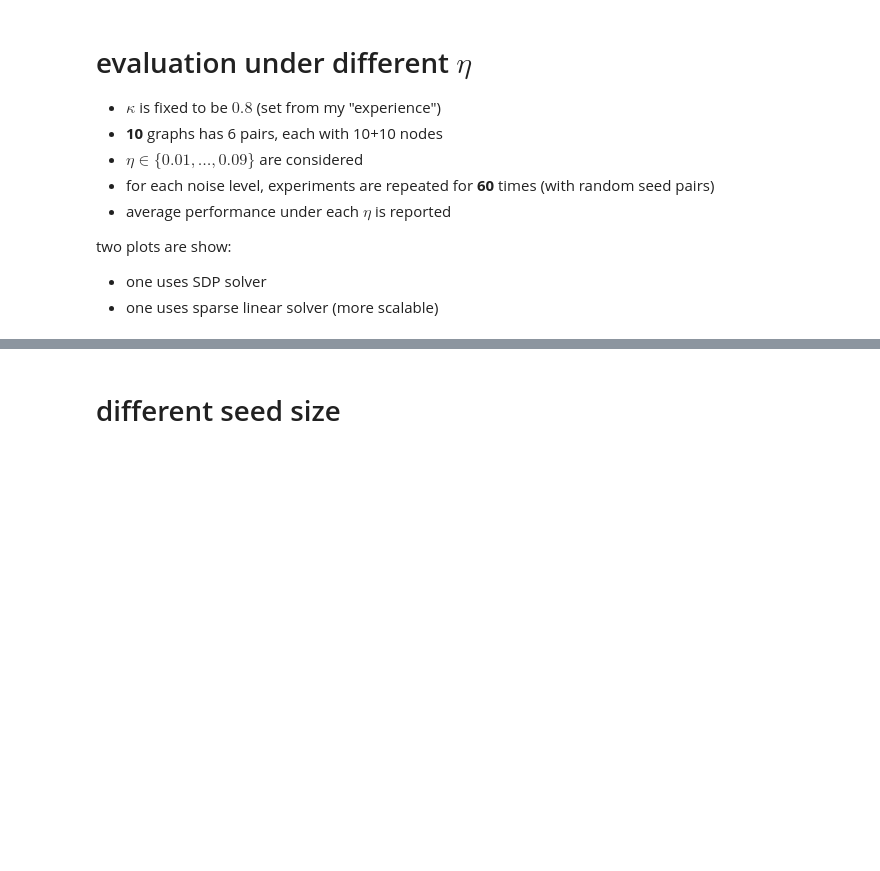
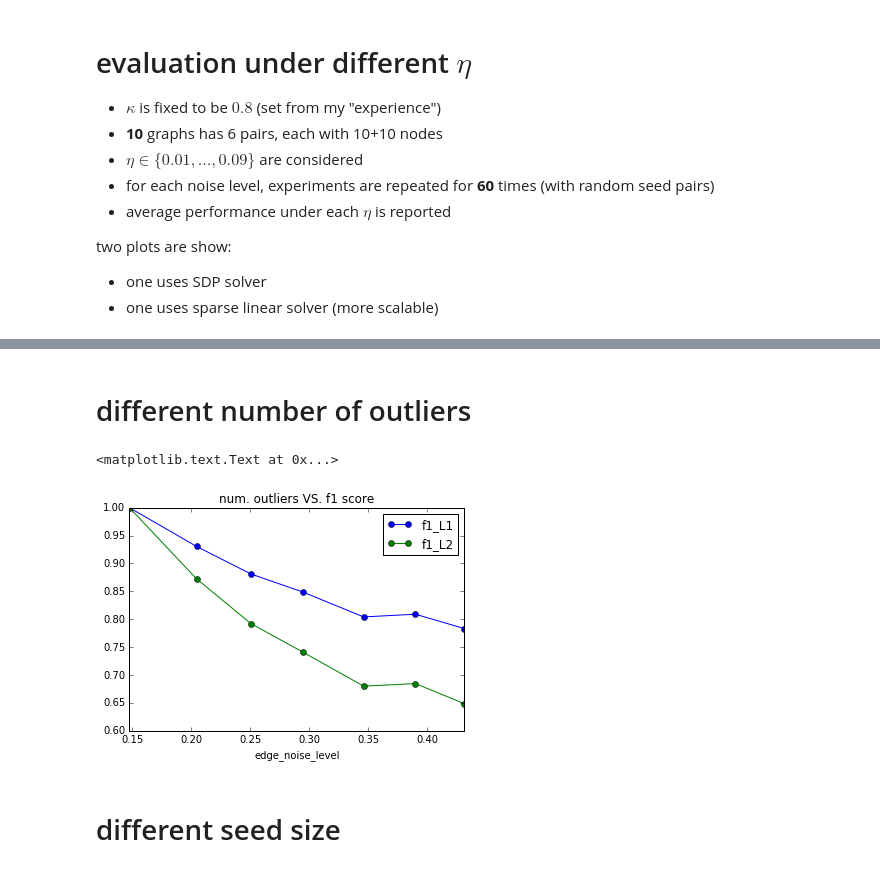
Before and after one commit to xiaohan2012/signed-local-community, a Jupyter notebook: experiment_on_synthetic_graphs.ipynb, the cells around one changed output, grey strips where cells are left out. Saved outputs shown, nothing was run; the diff lists cells and outputs as text; code cells hidden in the pictures; blank space fills up the shorter version.

```diff
--- a/experiment_on_synthetic_graphs.ipynb
+++ b/experiment_on_synthetic_graphs.ipynb
@@ -211,2 +211,16 @@ ax.set_title('frac. edge level VS. f1 score (by cg solver)')
+# %% [markdown]
+# different number of outliers
+# %%
+perf_df = pd.read_csv('outputs/effect_of_outlier_size.csv')
+avg_df = perf_df[['f1_L1', 'f1_L2', 'nn', 'edge_noise_level']].groupby('nn').mean()
+
+fig, ax = plt.subplots(1, 1)
+avg_df.reset_index(level=0, inplace=True)
+
+avg_df.plot(x='edge_noise_level', y=['f1_L1', 'f1_L2'], style=['o-', 'o-'], ax=ax)
+ax.set_title('num. outliers VS. f1 score')
+# %% [output]
+<matplotlib.text.Text at 0x...>
+[figure, added]
 # %% [markdown]
 # different seed size
```
Also changed, not shown: parts of 7 cells of this notebook, 2 other files.
